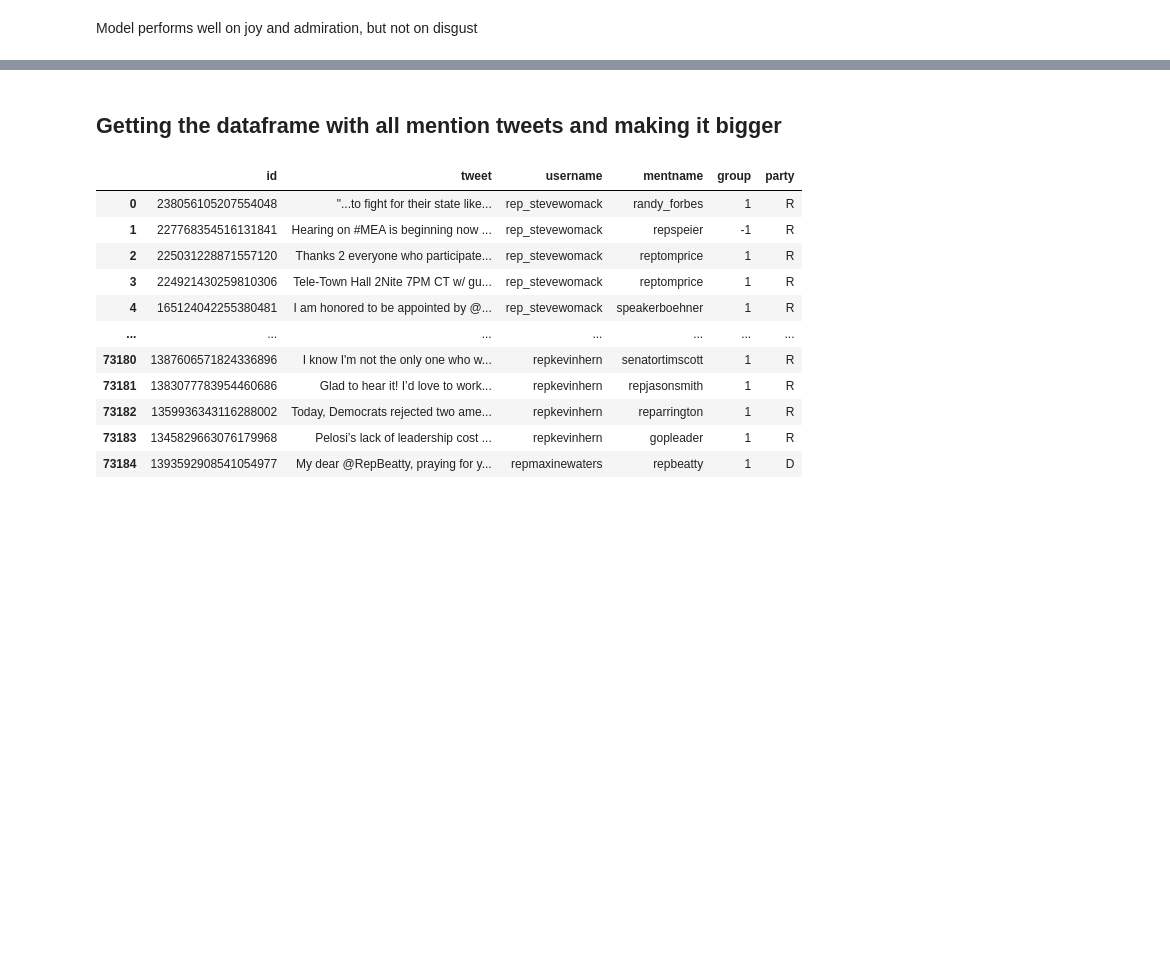
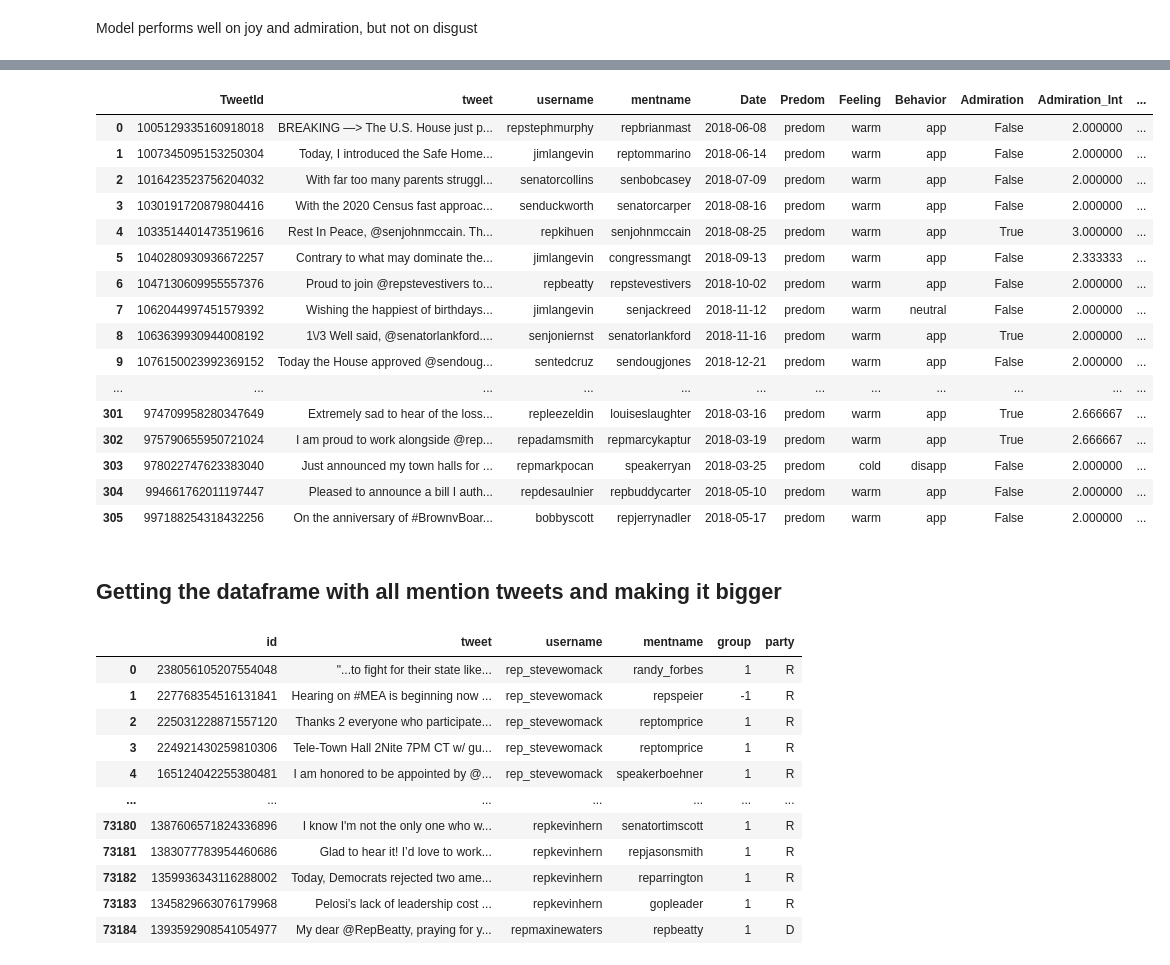
Before and after one commit to venkatasg/interpersonal-bias, a Jupyter notebook: code/Notebooks/Error Analysis.ipynb, the cells around one changed output, grey strips where cells are left out. Saved outputs shown, nothing was run; the diff lists cells and outputs as text; code cells hidden in the pictures; blank space fills up the shorter version.

```diff
--- a/code/Notebooks/Error Analysis.ipynb
+++ b/code/Notebooks/Error Analysis.ipynb
@@ -14,7 +14,7 @@ import seaborn as sns
 %matplotlib inline
 sns.set(style='darkgrid', context='notebook', rc={'figure.figsize':(14,10)}, font_scale=2)
 
-pd.set_option('display.max_rows', 100)
+pd.set_option('display.max_rows', 500)
 pd.set_option('display.max_columns', 100)
 pd.set_option('display.width', None)
 pd.set_option('display.max_colwidth', None)
@@ -27,5 +27,5 @@ np.random.RandomState(1)
 # %% [output]
 RandomState(MT19937) at 0x...
 # %%
-df = pd.read_csv('predictions.tsv', sep='\t')
+df = pd.read_csv('predictions-multitask.tsv', sep='\t')
 df.shape
@@ -34,6 +50,6 @@ df
 # %%
-df['error'] = df.apply(lambda x: 'right' if x['pred']==x['group'] else 'wrong', axis=1)
-df['tok_len'] = df['tweet_clean'].apply(lambda x: len(x))
-wrong = df[df['group']!=df['pred']]
-right = df[df['group']==df['pred']]
+df['group_pred'] = df['group_pred'].astype(int)
+df['error'] = df.apply(lambda x: 'right' if x['group_pred']==x['group'] else 'wrong', axis=1)
+wrong = df[df['group']!=df['group_pred']]
+right = df[df['group']==df['group_pred']]
 wrong.shape, right.shape
@@ -58,3 +102,23 @@ df[(df['Admiration']==True) & (df['error']=='wrong')]
+# %%
+df
+# %% [output]
+|  | TweetId | tweet | username | mentname | Date | Predom | Feeling | Behavior | Admiration | Admiration_Int | ... |
+| 0 | 1005129335160918018 | BREAKING —> The U.S. House just p... | repstephmurphy | repbrianmast | 2018-06-08 | predom | warm | app | False | 2.000000 | ... |
+| 1 | 1007345095153250304 | Today, I introduced the Safe Home... | jimlangevin | reptommarino | 2018-06-14 | predom | warm | app | False | 2.000000 | ... |
+| 2 | 1016423523756204032 | With far too many parents struggl... | senatorcollins | senbobcasey | 2018-07-09 | predom | warm | app | False | 2.000000 | ... |
+| 3 | 1030191720879804416 | With the 2020 Census fast approac... | senduckworth | senatorcarper | 2018-08-16 | predom | warm | app | False | 2.000000 | ... |
+| 4 | 1033514401473519616 | Rest In Peace, @senjohnmccain. Th... | repkihuen | senjohnmccain | 2018-08-25 | predom | warm | app | True | 3.000000 | ... |
+| 5 | 1040280930936672257 | Contrary to what may dominate the... | jimlangevin | congressmangt | 2018-09-13 | predom | warm | app | False | 2.333333 | ... |
+| 6 | 1047130609955557376 | Proud to join @repstevestivers to... | repbeatty | repstevestivers | 2018-10-02 | predom | warm | app | False | 2.000000 | ... |
+| 7 | 1062044997451579392 | Wishing the happiest of birthdays... | jimlangevin | senjackreed | 2018-11-12 | predom | warm | neutral | False | 2.000000 | ... |
+| 8 | 1063639930944008192 | 1\/3 Well said, @senatorlankford.... | senjoniernst | senatorlankford | 2018-11-16 | predom | warm | app | True | 2.000000 | ... |
+| 9 | 1076150023992369152 | Today the House approved @sendoug... | sentedcruz | sendougjones | 2018-12-21 | predom | warm | app | False | 2.000000 | ... |
+| ... | ... | ... | ... | ... | ... | ... | ... | ... | ... | ... | ... |
+| 301 | 974709958280347649 | Extremely sad to hear of the loss... | repleezeldin | louiseslaughter | 2018-03-16 | predom | warm | app | True | 2.666667 | ... |
+| 302 | 975790655950721024 | I am proud to work alongside @rep... | repadamsmith | repmarcykaptur | 2018-03-19 | predom | warm | app | True | 2.666667 | ... |
+| 303 | 978022747623383040 | Just announced my town halls for ... | repmarkpocan | speakerryan | 2018-03-25 | predom | cold | disapp | False | 2.000000 | ... |
+| 304 | 994661762011197447 | Pleased to announce a bill I auth... | repdesaulnier | repbuddycarter | 2018-05-10 | predom | warm | app | False | 2.000000 | ... |
+| 305 | 997188254318432256 | On the anniversary of #BrownvBoar... | bobbyscott | repjerrynadler | 2018-05-17 | predom | warm | app | False | 2.000000 | ... |
 # %% [markdown]
 ## Getting the dataframe with all mention tweets and making it bigger
 # %%
```
Also changed, not shown: parts of 11 cells of this notebook, 1 other file.
